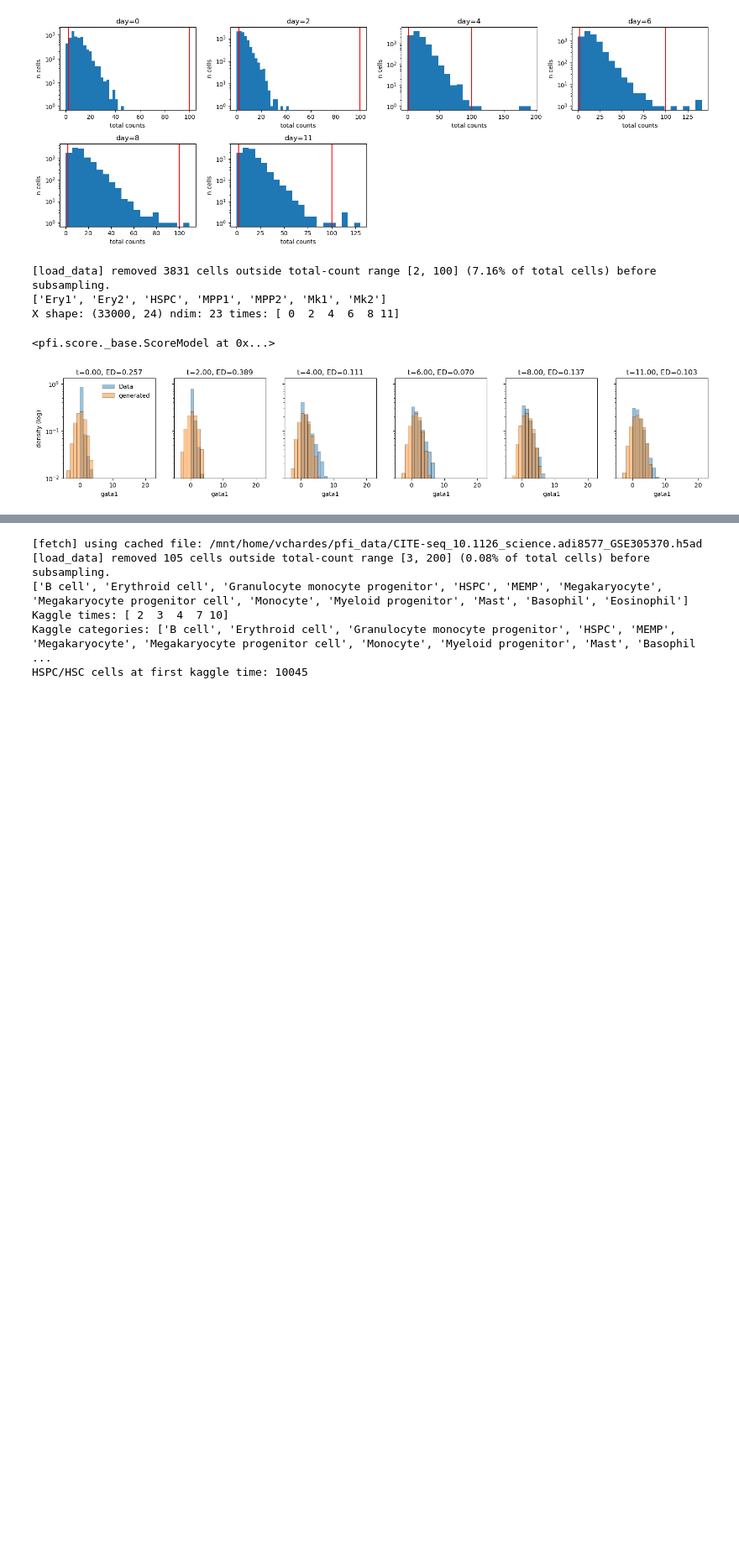
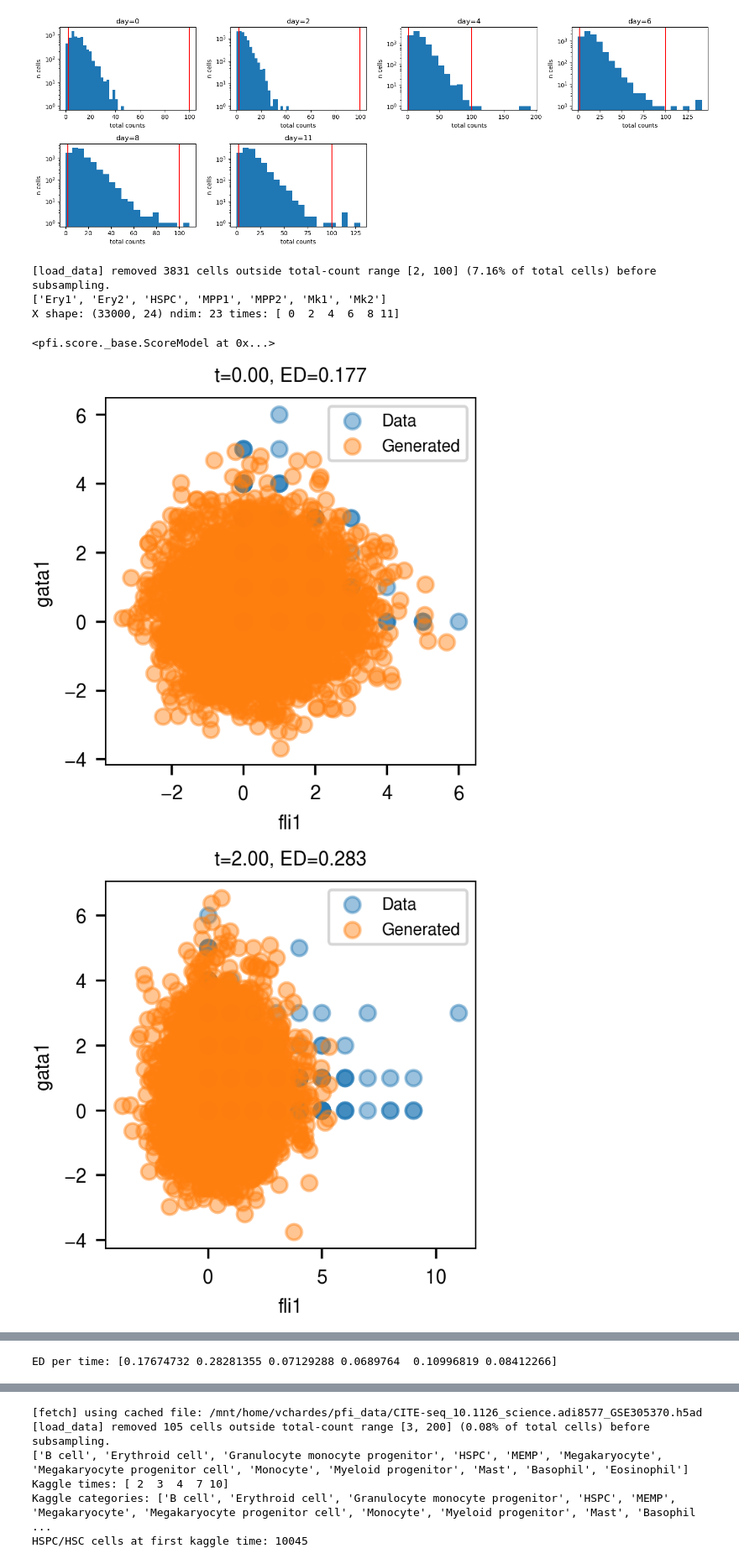
Before and after one commit to vchz/pfi, a Jupyter notebook: examples/hsc_generalization_sample.ipynb, the cells around one changed output, grey strips where cells are left out. Shown at 84% size. Saved outputs shown, nothing was run; the diff lists cells and outputs as text; code cells hidden in the pictures; blank space fills up the shorter version.

```diff
--- a/examples/hsc_generalization_sample.ipynb
+++ b/examples/hsc_generalization_sample.ipynb
@@ -49,13 +92,15 @@ X shape: (33000, 24) ndim: 23 times: [ 0  2  4  6  8 11]
 from pfi.score.models import DSMScore
 score_reg = make_score_estimator(
     score_model=DSMScore(
-            sizes=[128, 128, 128, 128],
+            sizes=[128, 128, 128],
             net_cls=SpectralNormDNN,
             seed=seed,
             activation=nn.ELU(),
             noise_lvl=0.01,
-            feature_norm=None,
-            batch_norm="zscore",
+            feature_norm=False,
+            batch_norm=False,
+            full=True,
+            dim_x=ndim,
         ),
     device=device,
     seed=seed,
@@ -70,15 +115,29 @@ times_eval = np.unique(X[:, -1])
 X_gen = score_reg.sample(X)
 ed_score = score_reg.score(X)
 
-gata1_idx = genes.index('gata1')
+name = 'gata1'
+gata1_idx = genes.index(name)
 
 values_true = []
 values_pred = []
-for t in times_eval:
+for k, t in enumerate(times_eval):
     xk = X[X[:, -1] == t]
     xk_gen = X_gen[X_gen[:, -1] == t]
     values_true.append(xk[:, gata1_idx])
     values_pred.append(xk_gen[:, gata1_idx])
+
+    fig, ax = plt.subplots()
+    ax.scatter(xk[:, 1], xk[:, gata1_idx], s=32, alpha=0.45, label='Data')
+    ax.scatter(xk_gen[:, 1], xk_gen[:, gata1_idx], s=32, alpha=0.45, label='Generated')
+    ax.set_title(f't={t:.2f}, ED={ed_score[k]:.3f}')
+    ax.set_xlabel(genes[1])
+    ax.set_ylabel(genes[gata1_idx])
+    ax.legend(loc='best')
+
+plt.show()
+
+print('ED per time:', ed_score)
+
 
 x_min = float(np.floor(min(np.min(v) for v in values_true + values_pred)))
 x_max = float(np.ceil(max(np.max(v) for v in values_true + values_pred)))
@@ -96,33 +155,34 @@ for k, t in enumerate(times_eval):
         alpha=0.45,
         label='Data',
         color='tab:blue',
         density=True,
         edgecolor='black',
         linewidth=0.5,
     )
     ax.hist(
         values_pred[k],
         bins=bins,
         alpha=0.45,
         label='generated',
         color='tab:orange',
         density=True,
         edgecolor='black',
         linewidth=0.5,
     )
     ax.set_title(f't={t:.2f}, ED={ed_score[k]:.3f}')
-    ax.set_xlabel('gata1')
+    ax.set_xlabel(name)
     ax.set_yscale('log')
 
 for ax in axes:
     ax.set_xlim(x_min, x_max)
 
 y_max = max(ax.get_ylim()[1] for ax in axes)
 for ax in axes:
-    ax.set_ylim(1e-2, y_max)
+    ax.set_ylim(1e-3, y_max)
 
 axes[0].set_ylabel('density (log)')
 axes[0].legend(frameon=False)
 plt.show()
 # %% [output]
-[figure, old version]
+[figure, new version]
+[figure, added]
@@ -128,0 +193 @@ plt.show()
+ED per time: [0.17674732 0.28281355 0.07129288 0.0689764  0.10996819 0.08412266]
```
Also changed, not shown: parts of 11 cells of this notebook, 7 other files.
